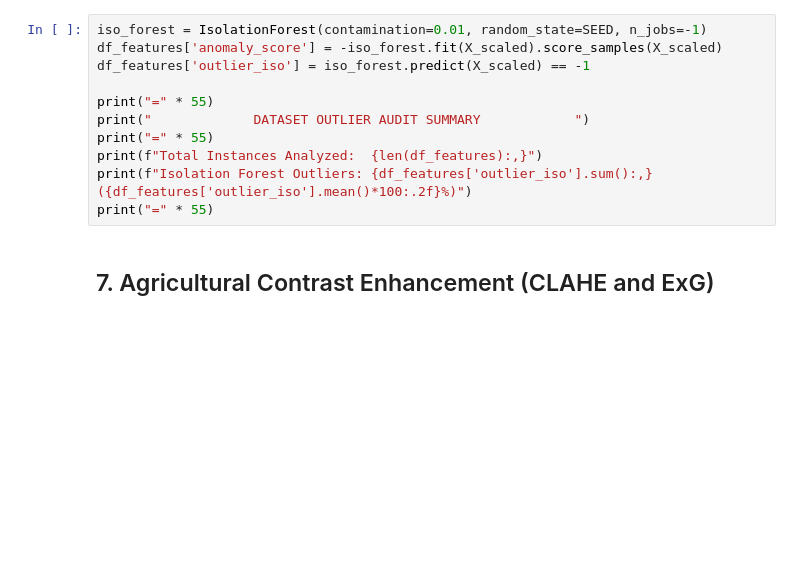
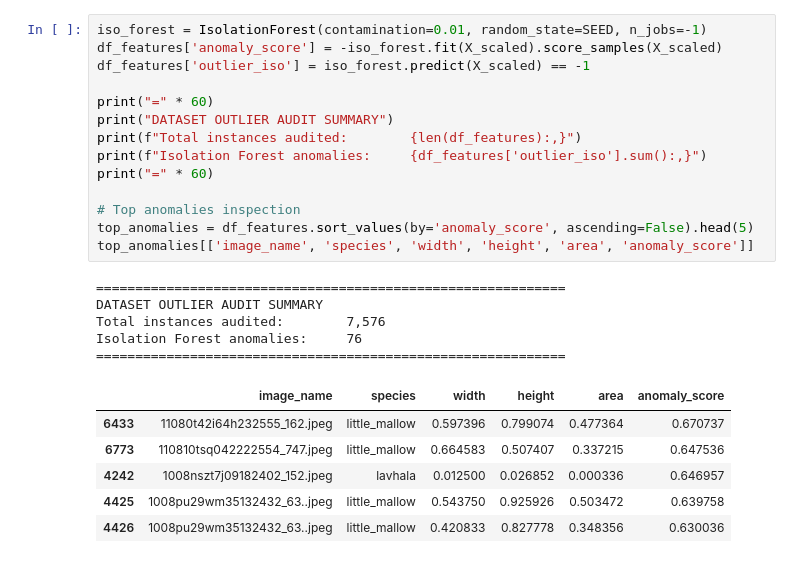
Before and after one commit to om29dev/AIML-weed-detection-project, a Jupyter notebook: MHWeed16_YOLO11_Detection.ipynb, the cells around one changed output. Saved outputs shown, nothing was run; the diff lists cells and outputs as text; blank space fills up the shorter version.

```diff
--- a/MHWeed16_YOLO11_Detection.ipynb
+++ b/MHWeed16_YOLO11_Detection.ipynb
@@ -390,13 +453,26 @@ plt.show()
 # %%
 iso_forest = IsolationForest(contamination=0.01, random_state=SEED, n_jobs=-1)
 df_features['anomaly_score'] = -iso_forest.fit(X_scaled).score_samples(X_scaled)
 df_features['outlier_iso'] = iso_forest.predict(X_scaled) == -1
 
-print("=" * 55)
-print("             DATASET OUTLIER AUDIT SUMMARY            ")
-print("=" * 55)
-print(f"Total Instances Analyzed:  {len(df_features):,}")
-print(f"Isolation Forest Outliers: {df_features['outlier_iso'].sum():,} ({df_features['outlier_iso'].mean()*100:.2f}%)")
-print("=" * 55)
+print("=" * 60)
+print("DATASET OUTLIER AUDIT SUMMARY")
+print(f"Total instances audited:        {len(df_features):,}")
+print(f"Isolation Forest anomalies:     {df_features['outlier_iso'].sum():,}")
+print("=" * 60)
+
+# Top anomalies inspection
+top_anomalies = df_features.sort_values(by='anomaly_score', ascending=False).head(5)
+top_anomalies[['image_name', 'species', 'width', 'height', 'area', 'anomaly_score']]
+# %% [output]
+============================================================
+DATASET OUTLIER AUDIT SUMMARY
+Total instances audited:        7,576
+Isolation Forest anomalies:     76
+============================================================
+|  | image_name | species | width | height | area | anomaly_score |
+| 6433 | 11080t42i64h232555_162.jpeg | little_mallow | 0.597396 | 0.799074 | 0.477364 | 0.670737 |
+| 6773 | 110810tsq042222554_747.jpeg | little_mallow | 0.664583 | 0.507407 | 0.337215 | 0.647536 |
+| 4242 | 1008nszt7j09182402_152.jpeg | lavhala | 0.012500 | 0.026852 | 0.000336 | 0.646957 |
+| 4425 | 1008pu29wm35132432_63..jpeg | little_mallow | 0.543750 | 0.925926 | 0.503472 | 0.639758 |
+| 4426 | 1008pu29wm35132432_63..jpeg | little_mallow | 0.420833 | 0.827778 | 0.348356 | 0.630036 |
-# %% [markdown]
-## 7. Agricultural Contrast Enhancement (CLAHE and ExG)
```
Also changed, not shown: parts of 43 cells of this notebook, 20 other files.
